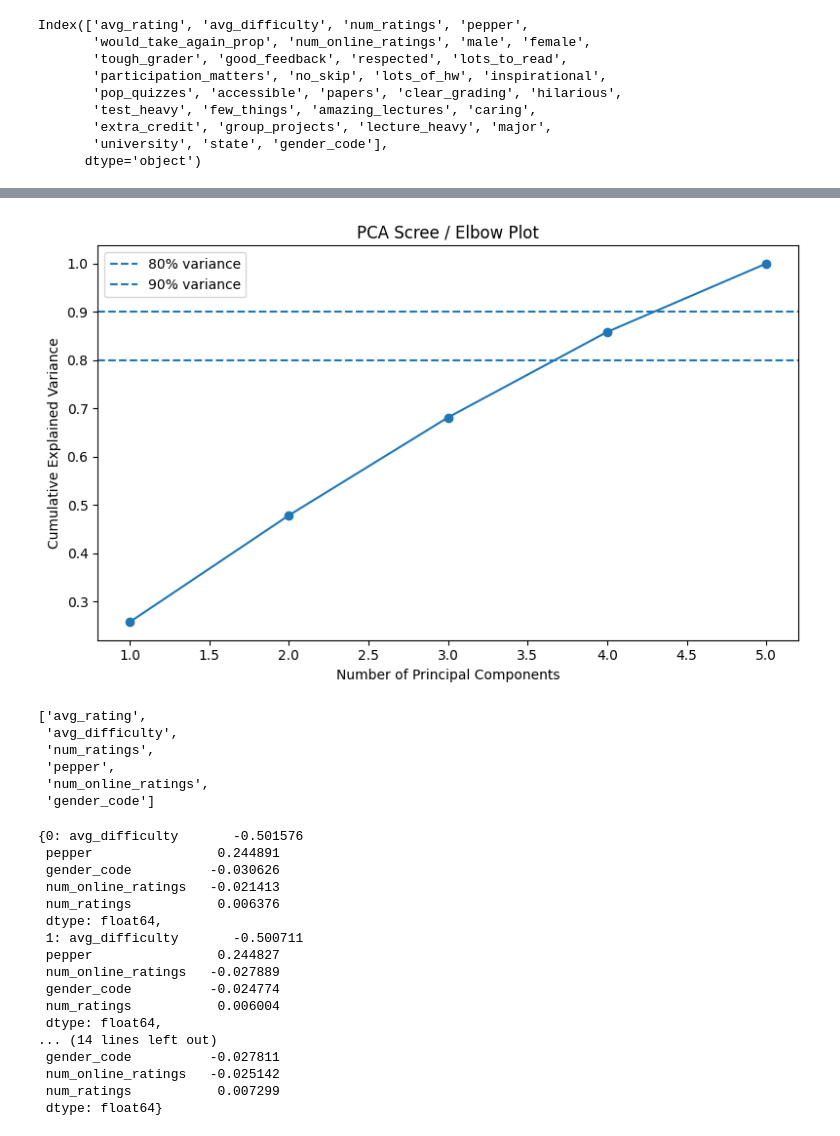
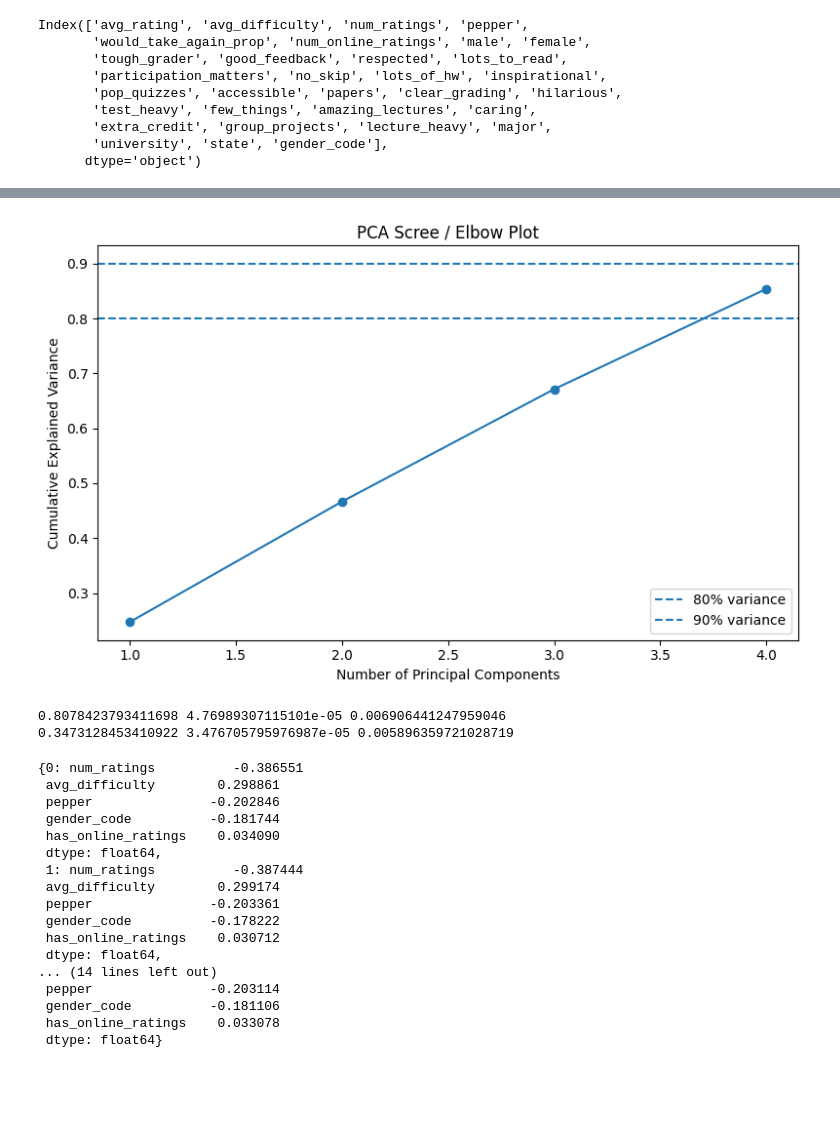
Before and after one commit to paolacalle/ape-capstone, a Jupyter notebook: analysis/q7.ipynb, the cells around one changed output, grey strips where cells are left out. Cells and saved outputs as stored; diff of their text form; code cells hidden in the pictures; blank space fills up the shorter version.

```diff
--- a/analysis/q7.ipynb
+++ b/analysis/q7.ipynb
@@ -59,7 +59,14 @@ tag_cols = [
 ]
 
 
-d = prepared_df[tag_cols]
+# has online rating
+prepared_df["has_online_ratings"] = np.where(
+    prepared_df["num_online_ratings"] > 0, 1, 0
+)
+
+d = prepared_df[tag_cols + ["has_online_ratings"]].drop("num_online_ratings", axis = 1)
+
+d.columns
 # %% [output]
 avg_rating : 0
 avg_difficulty : 0
@@ -74,20 +84,20 @@ gender_code : 0
 
 n_before = len(d)
 na_rows = d.isna().any(axis=1).sum()
-print(f"Rows with ≥1 NA in tag cols: {na_rows} ({na_rows/n_before:.2%})")
+print(f"Rows with >= 1 NA in tag cols: {na_rows} ({na_rows/n_before:.2%})")
 
 scaler = StandardScaler()
 d_scaled = scaler.fit_transform(d)
 
-d_scaled_df = pd.DataFrame(d_scaled, columns=tag_cols, index=prepared_df.index)
+d_scaled_df = pd.DataFrame(d_scaled, columns=d.columns, index=prepared_df.index)
 
-d = prepared_df[tag_cols]
+d = prepared_df[d.columns]
 
 d_scaled = scaler.fit_transform(d)
 
 d_scaled_df = pd.DataFrame(
     d_scaled,
-    columns=tag_cols,
+    columns=d.columns,
     index=prepared_df.index
 )
 
@@ -109,7 +119,7 @@ sns.heatmap(
 
 plt.xticks(rotation=45, ha="right", fontsize=9)
 plt.yticks(fontsize=9)
-plt.title("Correlation Matrix of Standardized Tag Scores")
+plt.title("Correlation Matrix of Standardized Num Columns")
 plt.tight_layout()
 plt.show()
 # %% [output]
@@ -156,29 +163,29 @@ loadings.abs().sort_values('PC1', ascending=False).head(10)
 # %%
 from sklearn.decomposition import PCA
 import numpy as np
 import matplotlib.pyplot as plt
 
-pca = PCA()
+pca = PCA(n_components=4)
 X_pca_full = pca.fit_transform(X)  # X = scaled predictors, no avg_rating
 
 explained_var = pca.explained_variance_ratio_
 cum_explained = np.cumsum(explained_var)
 
 plt.figure(figsize=(8, 5))
 plt.plot(range(1, len(explained_var) + 1), cum_explained, marker='o')
 plt.axhline(0.8, linestyle='--', label='80% variance')
 plt.axhline(0.9, linestyle='--', label='90% variance')
 plt.xlabel("Number of Principal Components")
 plt.ylabel("Cumulative Explained Variance")
 plt.title("PCA Scree / Elbow Plot")
 plt.legend()
 plt.tight_layout()
 plt.show()
 
 # While PCA reduced multicollinearity, variance was distributed across several components,
 # indicating that multiple distinct dimensions contribute meaningfully to the data.
 # %% [output]
-[figure, old version]
+[figure, new version]
 # %%
 k_folds = MODEL_HELPER.kfold_split()
 
@@ -192,14 +199,11 @@ res = MODEL_HELPER.cross_val_score(
     scoring_methods=["rmse", "r2", "mae"]
 )
 # %%
-tag_cols
+print(sum(res["rmse"]) / 5, np.var(res["rmse"], ddof=1), np.std(res["rmse"], ddof=1))
+print(sum(res["r2"]) / 5, np.var(res["r2"], ddof=1), np.std(res["r2"], ddof=1))
 # %% [output]
-['avg_rating',
- 'avg_difficulty',
- 'num_ratings',
- 'pepper',
- 'num_online_ratings',
- 'gender_code']
+0.8078423793411698 4.76989307115101e-05 0.006906441247959046
+0.3473128453410922 3.476705795976987e-05 0.005896359721028719
 # %%
 top_scores = {}
 
@@ -214,22 +218,22 @@ for i, f in enumerate(res["fitted_models"]):
 
 top_scores
 # %% [output]
-{0: avg_difficulty       -0.501576
- pepper                0.244891
- gender_code          -0.030626
- num_online_ratings   -0.021413
- num_ratings           0.006376
+{0: num_ratings          -0.386551
+ avg_difficulty        0.298861
+ pepper               -0.202846
+ gender_code          -0.181744
+ has_online_ratings    0.034090
  dtype: float64,
- 1: avg_difficulty       -0.500711
- pepper                0.244827
- num_online_ratings   -0.027889
- gender_code          -0.024774
- num_ratings           0.006004
+ 1: num_ratings          -0.387444
+ avg_difficulty        0.299174
+ pepper               -0.203361
+ gender_code          -0.178222
+ has_online_ratings    0.030712
  dtype: float64,
 ... (14 lines left out)
- gender_code          -0.027811
- num_online_ratings   -0.025142
- num_ratings           0.007299
+ pepper               -0.203114
+ gender_code          -0.181106
+ has_online_ratings    0.033078
  dtype: float64}
 # %%
 coef_df = []
```
Also changed, not shown: parts of 6 cells of this notebook, 3 other files.
